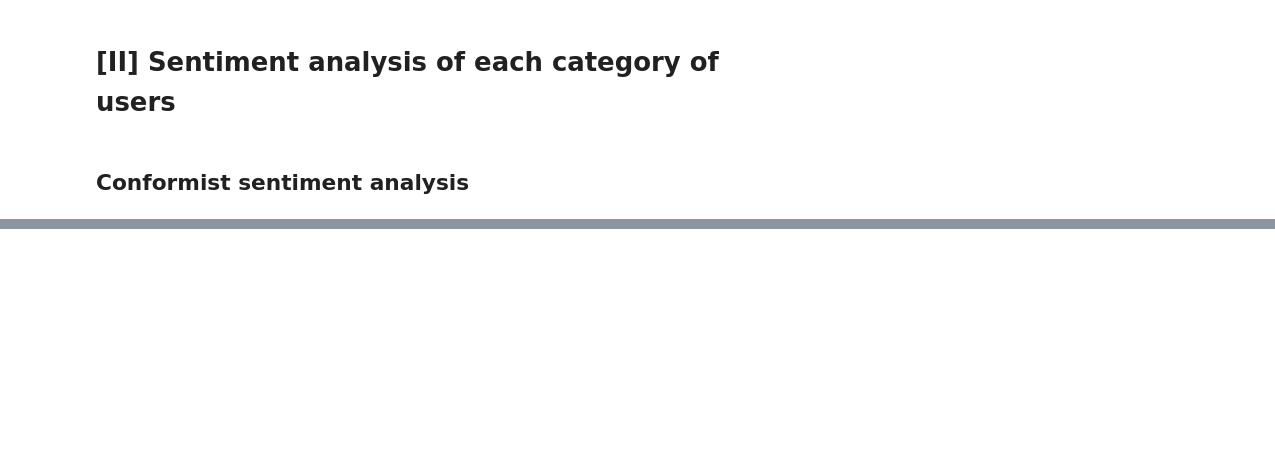
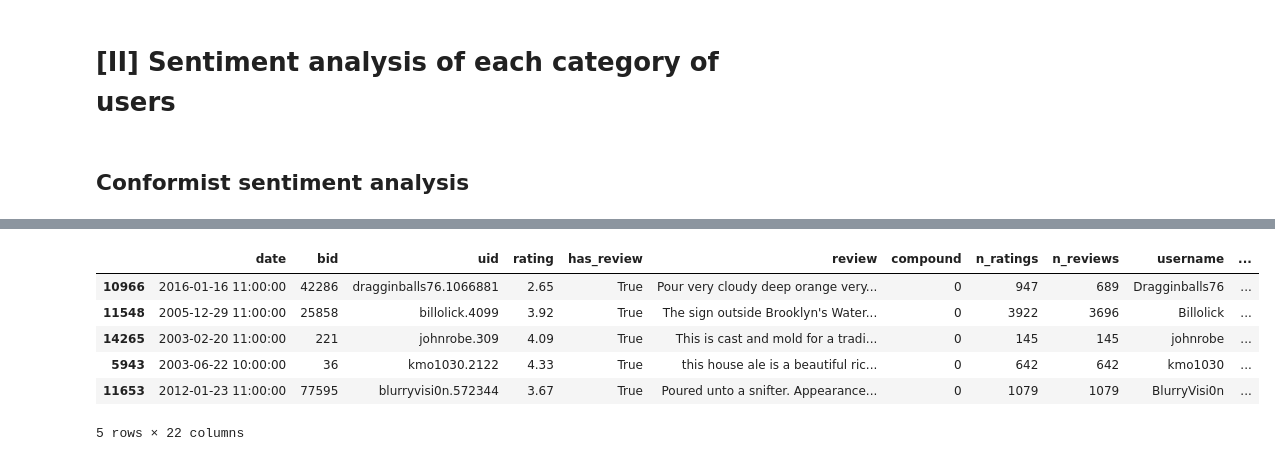
Before and after one commit to epfl-ada/ada-2022-project-analyteam, a Jupyter notebook: categories_sentiment.ipynb, the cells around one changed output, grey strips where cells are left out. Cells and saved outputs as stored; diff of their text form; code cells hidden in the pictures; blank space fills up the shorter version.

```diff
--- a/categories_sentiment.ipynb
+++ b/categories_sentiment.ipynb
@@ -119,0 +181,13 @@ cfm_sentiments_sample = sentiment_pipeline_vader(cf_ratings_samples)
+# %%
+analyser = SentimentIntensityAnalyzer()
+cf_ratings_samples['sentiment_scores'] = cf_ratings_samples['review'].apply(lambda review: analyser.polarity_scores(review), meta=('review', 'float'))
+# %%
+cf_ratings_samples.head()
+# %% [output]
+|  | date | bid | uid | rating | has_review | review | compound | n_ratings | n_reviews | username | ... |
+| 10966 | 2016-01-16 11:00:00 | 42286 | dragginballs76.1066881 | 2.65 | True | Pour very cloudy deep orange very... | 0 | 947 | 689 | Dragginballs76 | ... |
+| 11548 | 2005-12-29 11:00:00 | 25858 | billolick.4099 | 3.92 | True | The sign outside Brooklyn's Water... | 0 | 3922 | 3696 | Billolick | ... |
+| 14265 | 2003-02-20 11:00:00 | 221 | johnrobe.309 | 4.09 | True | This is cast and mold for a tradi... | 0 | 145 | 145 | johnrobe | ... |
+| 5943 | 2003-06-22 10:00:00 | 36 | kmo1030.2122 | 4.33 | True | this house ale is a beautiful ric... | 0 | 642 | 642 | kmo1030 | ... |
+| 11653 | 2012-01-23 11:00:00 | 77595 | blurryvisi0n.572344 | 3.67 | True | Poured unto a snifter. Appearance... | 0 | 1079 | 1079 | BlurryVisi0n | ... |
+5 rows × 22 columns
```
Also changed, not shown: parts of 36 cells of this notebook.
